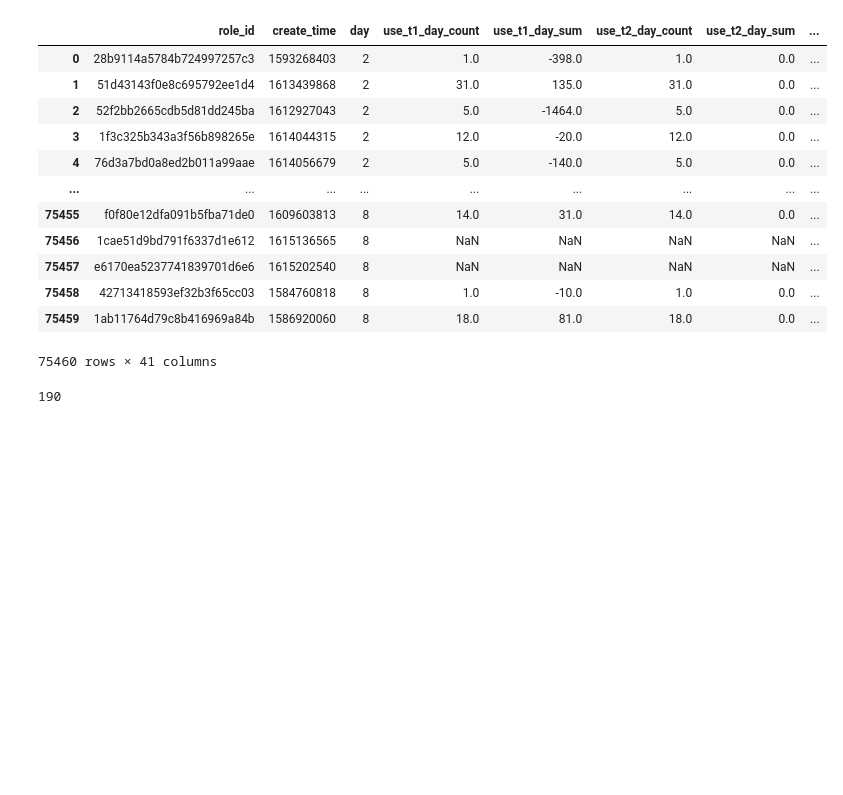
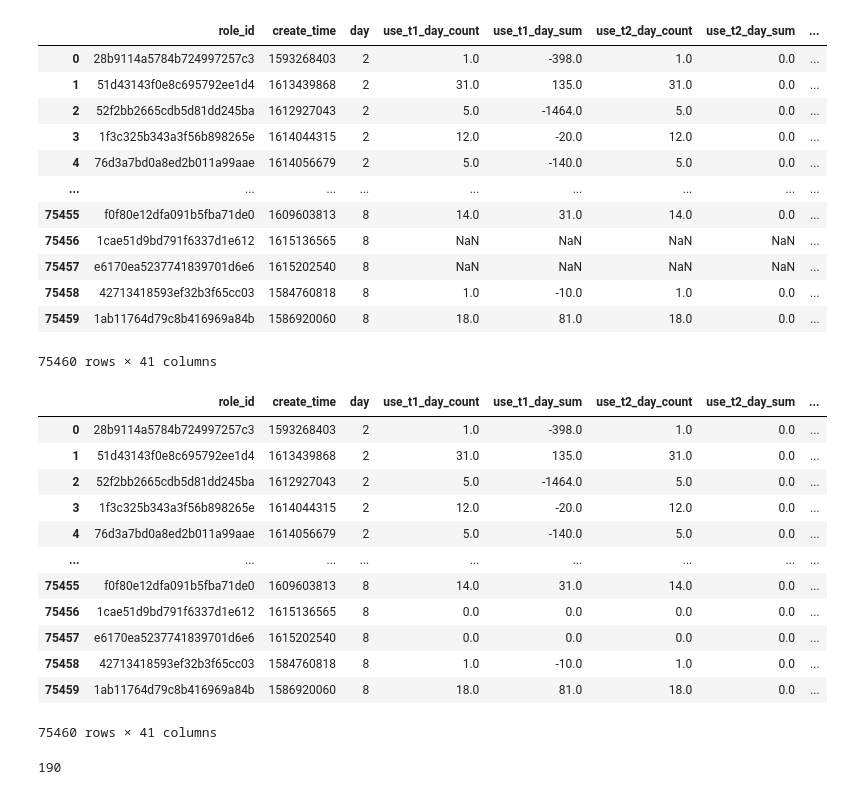
Before and after one commit to imczxx/2023-UCAS-ML, a Jupyter notebook: Reference/大型多人在线角色扮演游戏中玩家充值金额预测_baseline.ipynb, the cells around one changed output. Saved outputs shown, nothing was run; the diff lists cells and outputs as text; code cells hidden in the pictures; blank space fills up the shorter version.

```diff
--- a/Reference/大型多人在线角色扮演游戏中玩家充值金额预测_baseline.ipynb
+++ b/Reference/大型多人在线角色扮演游戏中玩家充值金额预测_baseline.ipynb
@@ -237,7 +237,22 @@ data
 | 75459 | 1ab11764d79c8b416969a84b | 1586920060 | 8 | 18.0 | 81.0 | 18.0 | 0.0 | ... |
 75460 rows × 41 columns
 # %%
-data.fillna(0., inplace=True)
+data.fillna(0., inplace=True) # 缺失值填0
+data
+# %% [output]
+|  | role_id | create_time | day | use_t1_day_count | use_t1_day_sum | use_t2_day_count | use_t2_day_sum | ... |
+| 0 | 28b9114a5784b724997257c3 | 1593268403 | 2 | 1.0 | -398.0 | 1.0 | 0.0 | ... |
+| 1 | 51d43143f0e8c695792ee1d4 | 1613439868 | 2 | 31.0 | 135.0 | 31.0 | 0.0 | ... |
+| 2 | 52f2bb2665cdb5d81dd245ba | 1612927043 | 2 | 5.0 | -1464.0 | 5.0 | 0.0 | ... |
+| 3 | 1f3c325b343a3f56b898265e | 1614044315 | 2 | 12.0 | -20.0 | 12.0 | 0.0 | ... |
+| 4 | 76d3a7bd0a8ed2b011a99aae | 1614056679 | 2 | 5.0 | -140.0 | 5.0 | 0.0 | ... |
+| ... | ... | ... | ... | ... | ... | ... | ... | ... |
+| 75455 | f0f80e12dfa091b5fba71de0 | 1609603813 | 8 | 14.0 | 31.0 | 14.0 | 0.0 | ... |
+| 75456 | 1cae51d9bd791f6337d1e612 | 1615136565 | 8 | 0.0 | 0.0 | 0.0 | 0.0 | ... |
+| 75457 | e6170ea5237741839701d6e6 | 1615202540 | 8 | 0.0 | 0.0 | 0.0 | 0.0 | ... |
+| 75458 | 42713418593ef32b3f65cc03 | 1584760818 | 8 | 1.0 | -10.0 | 1.0 | 0.0 | ... |
+| 75459 | 1ab11764d79c8b416969a84b | 1586920060 | 8 | 18.0 | 81.0 | 18.0 | 0.0 | ... |
+75460 rows × 41 columns
 # %%
 # 验证集设置
 # 现在我们可以把问题转为用前n天的行为来预测第n+1天的付费
```
Also changed, not shown: parts of 1 cell of this notebook.
